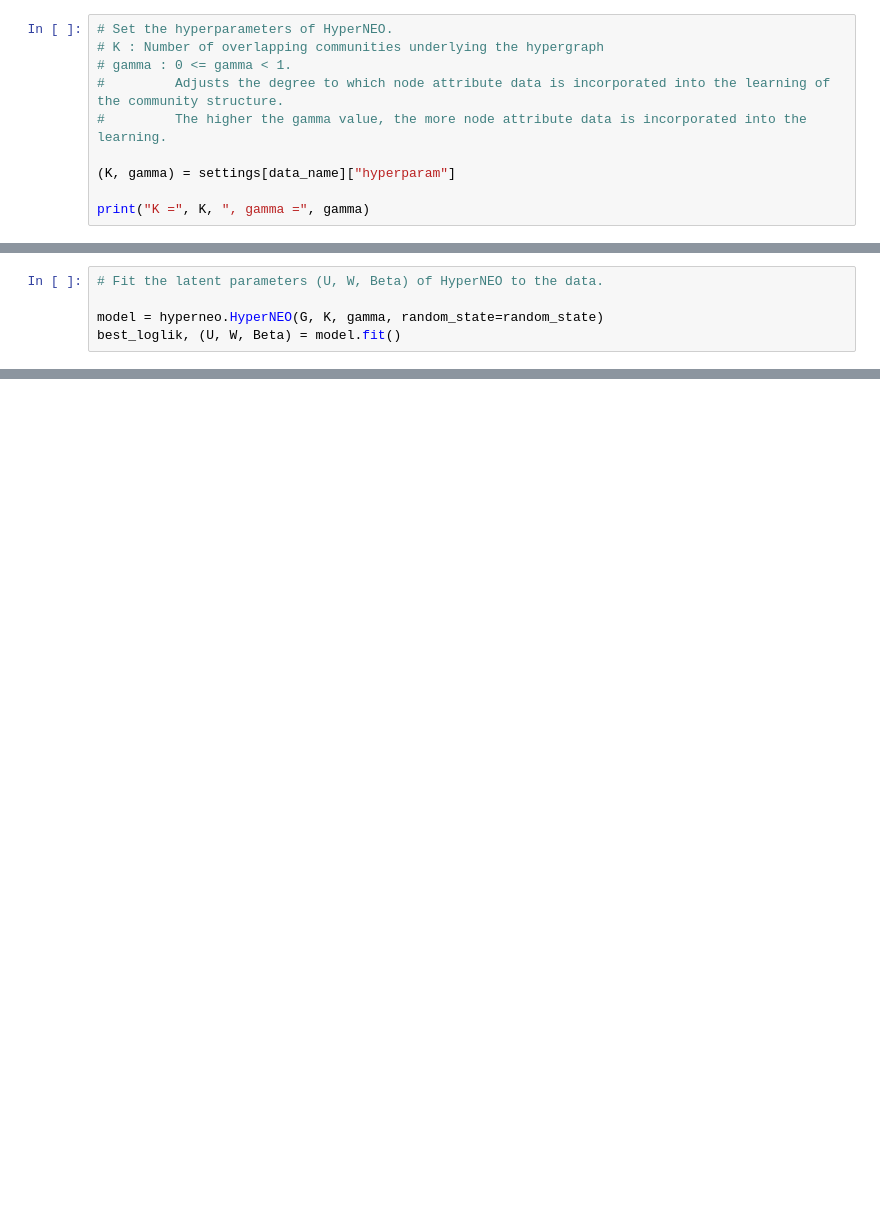
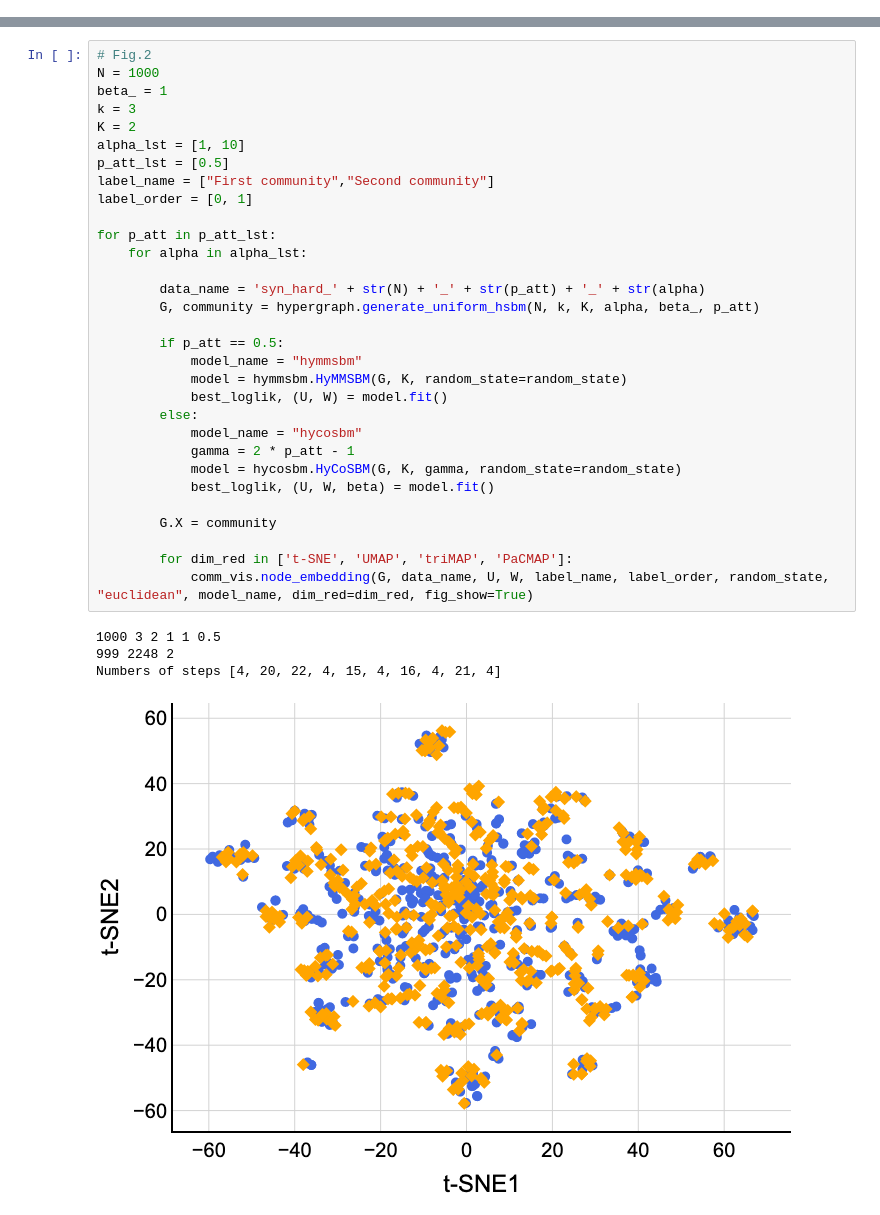
Before and after one commit to kazuibasou/hyperneo, a Jupyter notebook: hyperneo.ipynb, the cells around one changed output, grey strips where cells are left out. Saved outputs shown, nothing was run; the diff lists cells and outputs as text; blank space fills up the shorter version.

```diff
--- a/hyperneo.ipynb
+++ b/hyperneo.ipynb
@@ -38,10 +0,0 @@ print(random_state)
-# %%
-# Set the hyperparameters of HyperNEO.
-# K : Number of overlapping communities underlying the hypergraph
-# gamma : 0 <= gamma < 1.
-#         Adjusts the degree to which node attribute data is incorporated into the learning of the community structure.
-#         The higher the gamma value, the more node attribute data is incorporated into the learning.
-
-(K, gamma) = settings[data_name]["hyperparam"]
-
-print("K =", K, ", gamma =", gamma)
@@ -50,5 +0,0 @@ K = 5 , gamma = 0.9
-# %%
-# Fit the latent parameters (U, W, Beta) of HyperNEO to the data.
-
-model = hyperneo.HyperNEO(G, K, gamma, random_state=random_state)
-best_loglik, (U, W, Beta) = model.fit()
@@ -156,0 +41,36 @@ n_jobs value -1 overridden to 1 by setting random_state. Use no seed for paralle
+# %%
+# Fig.2
+N = 1000
+beta_ = 1
+k = 3
+K = 2
+alpha_lst = [1, 10]
+p_att_lst = [0.5]
+label_name = ["First community","Second community"]
+label_order = [0, 1]
+
+for p_att in p_att_lst:
+    for alpha in alpha_lst:
+
+        data_name = 'syn_hard_' + str(N) + '_' + str(p_att) + '_' + str(alpha)
+        G, community = hypergraph.generate_uniform_hsbm(N, k, K, alpha, beta_, p_att)
+
+        if p_att == 0.5:
+            model_name = "hymmsbm"
+            model = hymmsbm.HyMMSBM(G, K, random_state=random_state)
+            best_loglik, (U, W) = model.fit()
+        else:
+            model_name = "hycosbm"
+            gamma = 2 * p_att - 1
+            model = hycosbm.HyCoSBM(G, K, gamma, random_state=random_state)
+            best_loglik, (U, W, beta) = model.fit()
+
+        G.X = community
+
+        for dim_red in ['t-SNE', 'UMAP', 'triMAP', 'PaCMAP']:
+            comm_vis.node_embedding(G, data_name, U, W, label_name, label_order, random_state, "euclidean", model_name, dim_red=dim_red, fig_show=True)
+# %% [output]
+1000 3 2 1 1 0.5
+999 2248 2
+Numbers of steps [4, 20, 22, 4, 15, 4, 16, 4, 21, 4]
+[figure, added]
```
Also changed, not shown: parts of 64 cells of this notebook, 8 other files.
